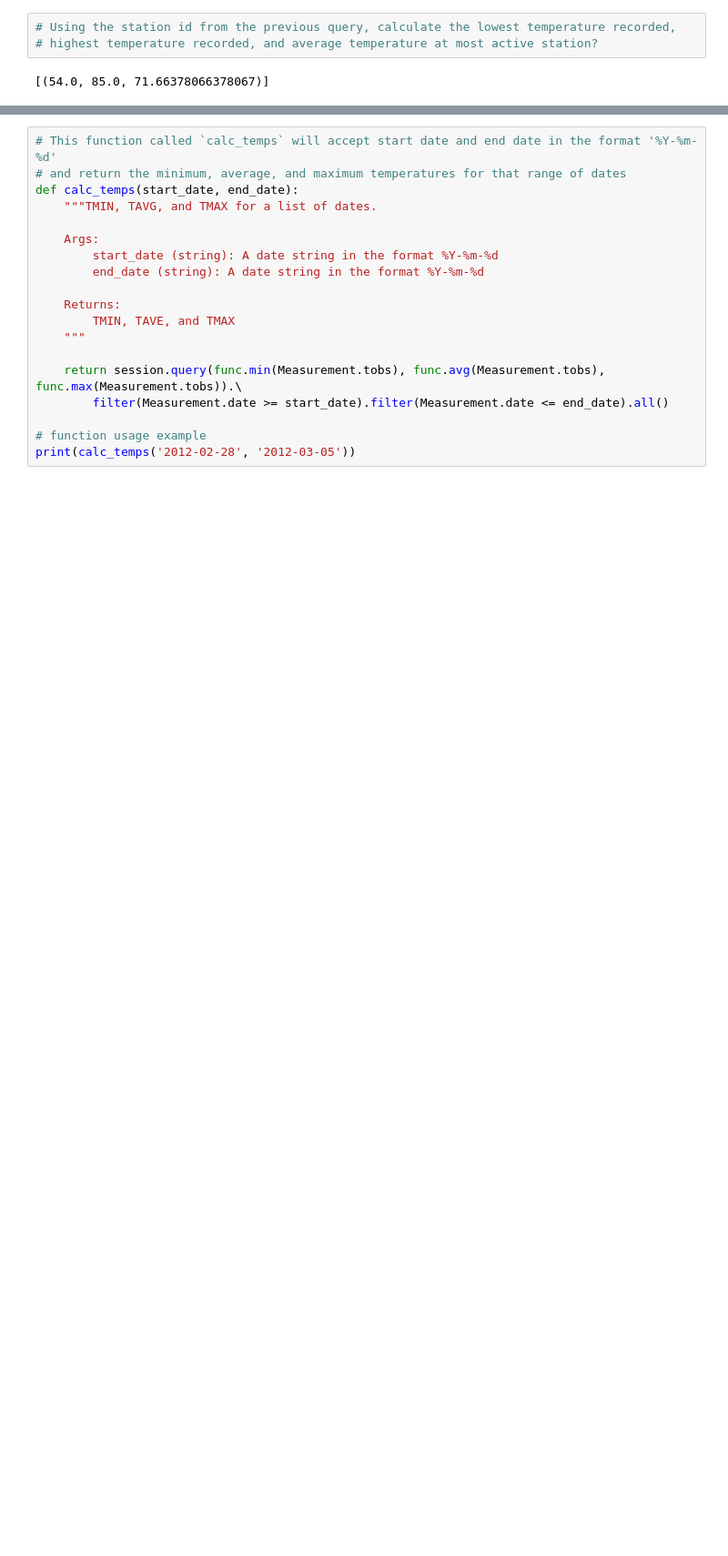
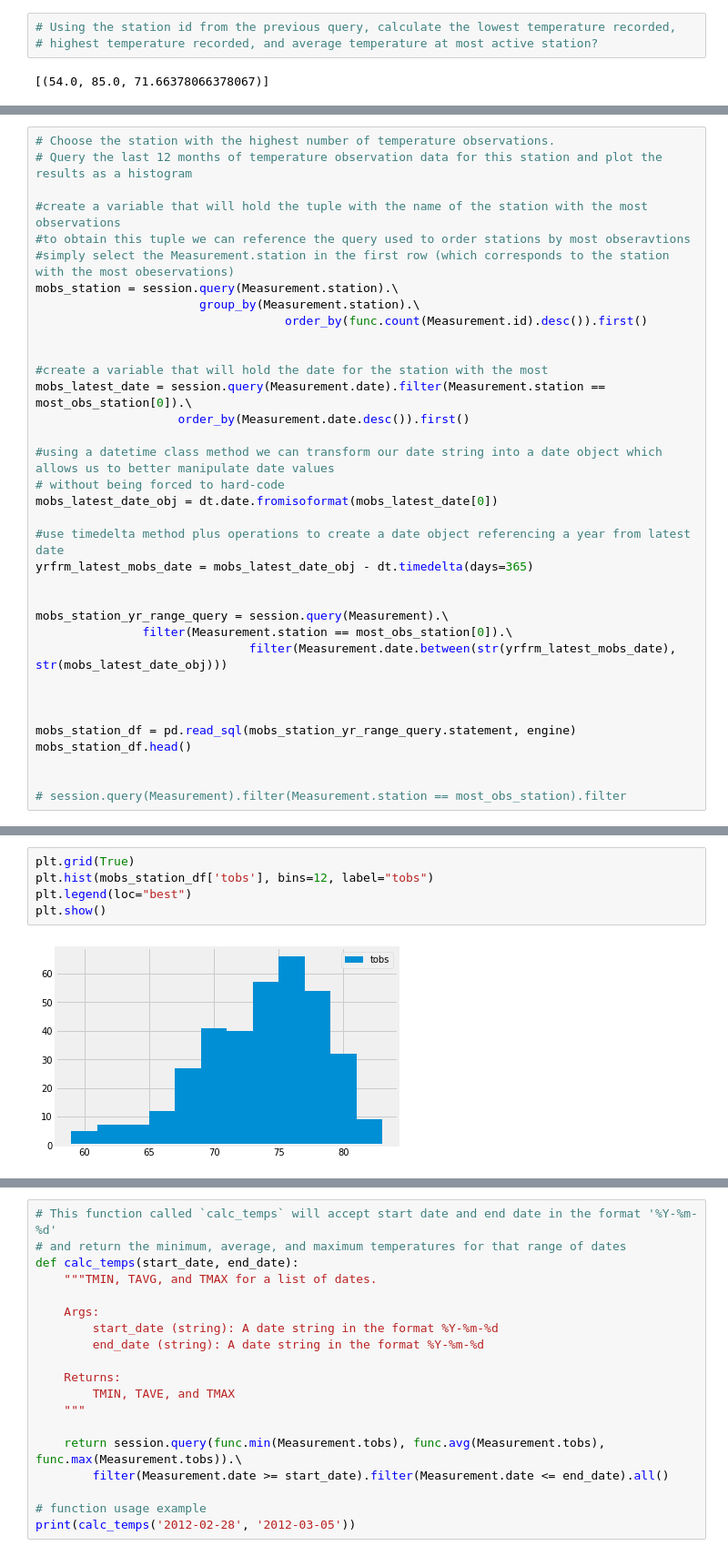
Before and after one commit to ulyssey28/Advanced-Data-Storage-and-Retrieval-, a Jupyter notebook: climate_starter.ipynb, the cells around one changed output, grey strips where cells are left out. Shown: that part at 91% size. Saved outputs shown, nothing was run; the diff lists cells and outputs as text; blank space fills up the shorter version.

```diff
--- a/climate_starter.ipynb
+++ b/climate_starter.ipynb
@@ -209,0 +223,35 @@ session.query()
+# %%
+# Choose the station with the highest number of temperature observations.
+# Query the last 12 months of temperature observation data for this station and plot the results as a histogram
+
+#create a variable that will hold the tuple with the name of the station with the most observations
+#to obtain this tuple we can reference the query used to order stations by most obseravtions
+#simply select the Measurement.station in the first row (which corresponds to the station with the most obeservations)
+mobs_station = session.query(Measurement.station).\
+                       group_by(Measurement.station).\
+                                   order_by(func.count(Measurement.id).desc()).first()
+
+
+#create a variable that will hold the date for the station with the most
+mobs_latest_date = session.query(Measurement.date).filter(Measurement.station == most_obs_station[0]).\
+                    order_by(Measurement.date.desc()).first()
+
+#using a datetime class method we can transform our date string into a date object which allows us to better manipulate date values
+# without being forced to hard-code
+mobs_latest_date_obj = dt.date.fromisoformat(mobs_latest_date[0])
+
+#use timedelta method plus operations to create a date object referencing a year from latest date
+yrfrm_latest_mobs_date = mobs_latest_date_obj - dt.timedelta(days=365)
+
+
+mobs_station_yr_range_query = session.query(Measurement).\
+               filter(Measurement.station == most_obs_station[0]).\
+                              filter(Measurement.date.between(str(yrfrm_latest_mobs_date), str(mobs_latest_date_obj)))
+
+
+
+mobs_station_df = pd.read_sql(mobs_station_yr_range_query.statement, engine)
+mobs_station_df.head()
+
+
+# session.query(Measurement).filter(Measurement.station == most_obs_station).filter
@@ -210,3 +278,10 @@ session.query()
+# %%
+plt.grid(True)
+plt.hist(mobs_station_df['tobs'], bins=12, label="tobs")
+plt.legend(loc="best")
+plt.show()
+# %% [output]
+[figure, added]
 # %% [markdown]
 ![precipitation](Images/station-histogram.png)
 # %%
```
Also changed, not shown: parts of 9 cells of this notebook.
